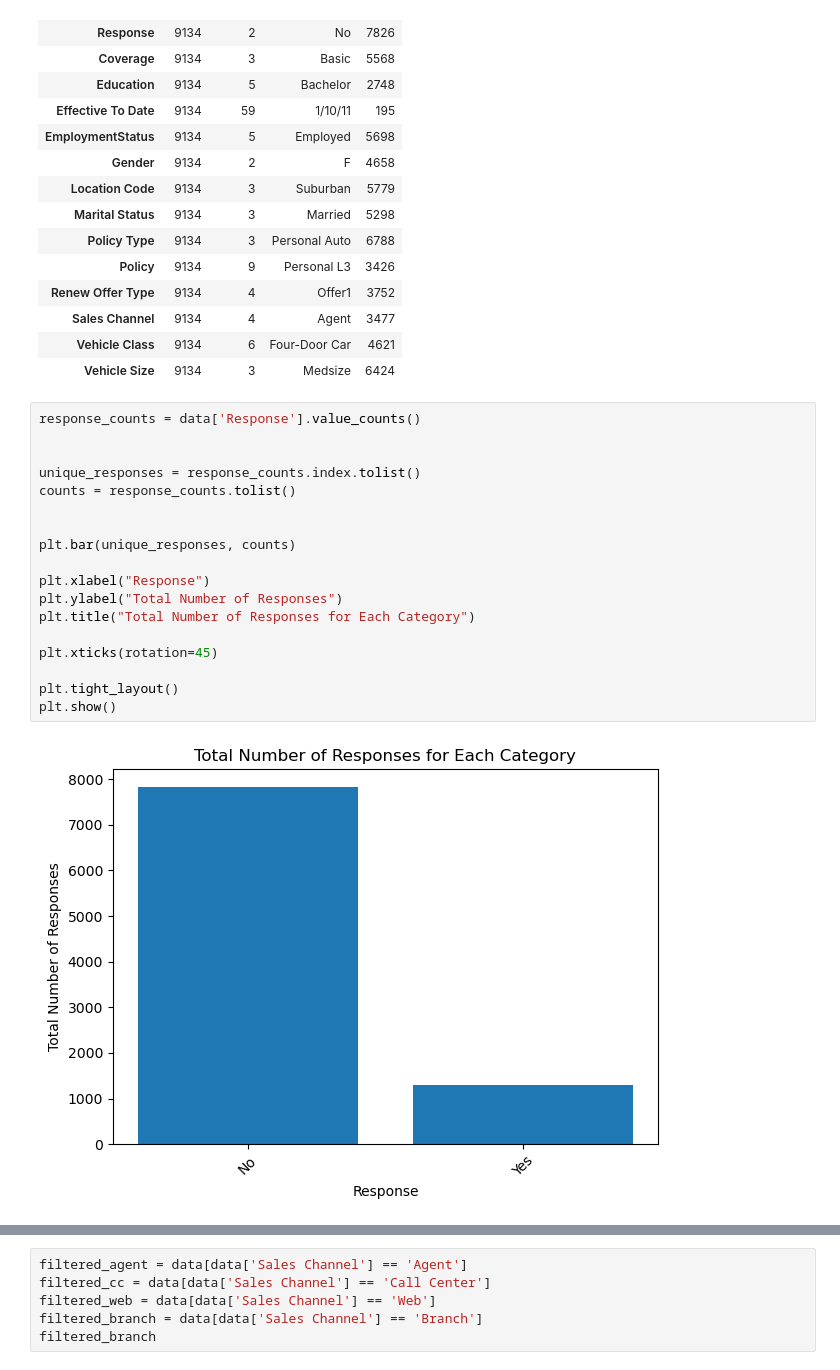
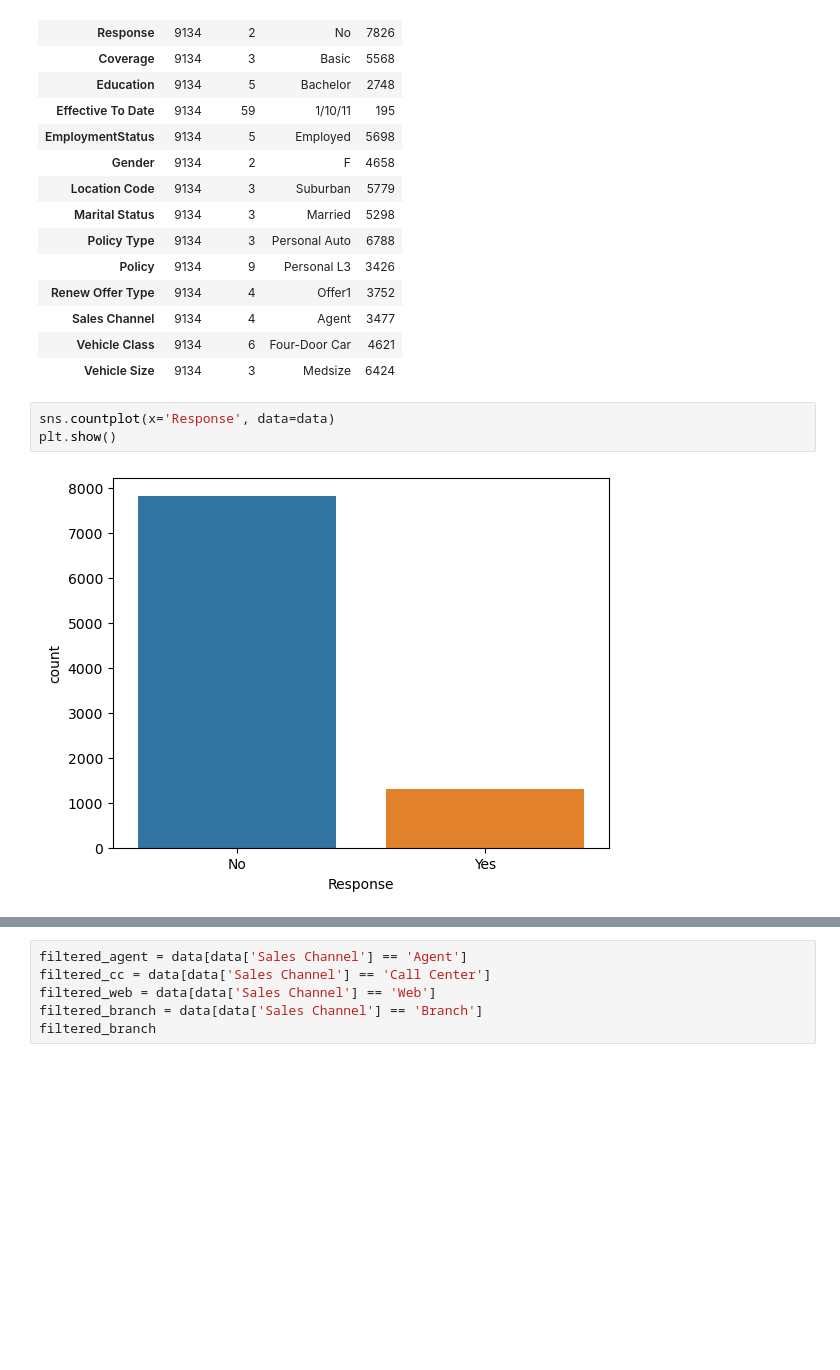
Before and after one commit to Amrmostafa-1/lab-customer-analysis-round-3, a Jupyter notebook: files_for_lab/csv_files/Customer Analysis Round 3.ipynb, the cells around one changed output, grey strips where cells are left out. Cells and saved outputs as stored; diff of their text form; blank space fills up the shorter version.

```diff
--- a/files_for_lab/csv_files/Customer Analysis Round 3.ipynb
+++ b/files_for_lab/csv_files/Customer Analysis Round 3.ipynb
@@ -52,24 +53,9 @@ data.describe(include =[object]).T
 | Sales Channel | 9134 | 4 | Agent | 3477 |
 | Vehicle Class | 9134 | 6 | Four-Door Car | 4621 |
 | Vehicle Size | 9134 | 3 | Medsize | 6424 |
-# %%
-response_counts = data['Response'].value_counts()
-
-
-unique_responses = response_counts.index.tolist()
-counts = response_counts.tolist()
-
-
-plt.bar(unique_responses, counts)
-
-plt.xlabel("Response")
-plt.ylabel("Total Number of Responses")
-plt.title("Total Number of Responses for Each Category")
-
-plt.xticks(rotation=45)
-
-plt.tight_layout()
-plt.show()
-# %% [output]
-[figure, removed]
+# %%
+sns.countplot(x='Response', data=data)
+plt.show()
+# %% [output]
+[figure, added]
 # %%
```
Also changed, not shown: parts of 6 cells of this notebook.
